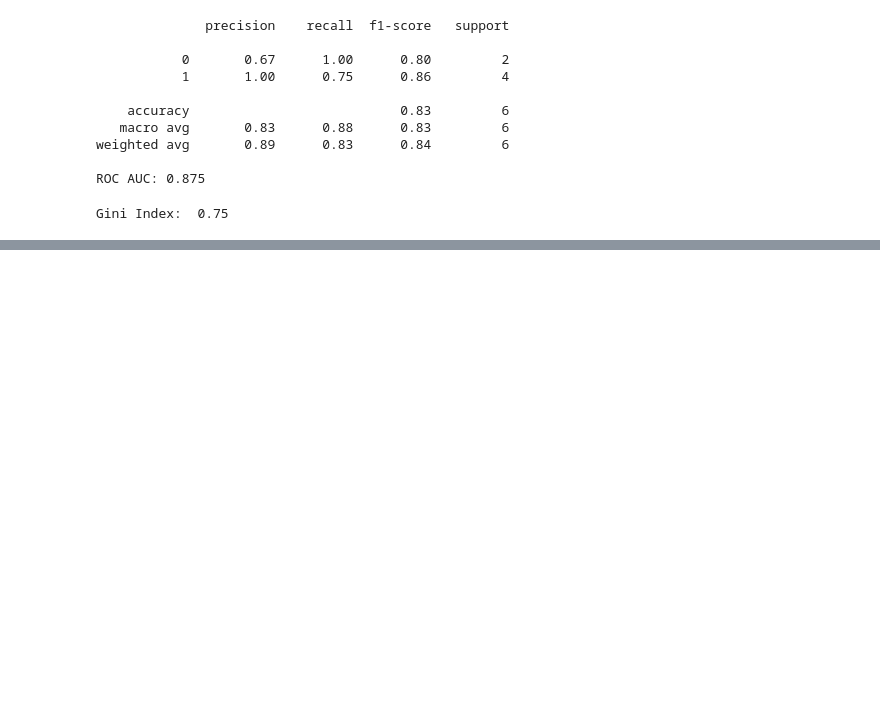
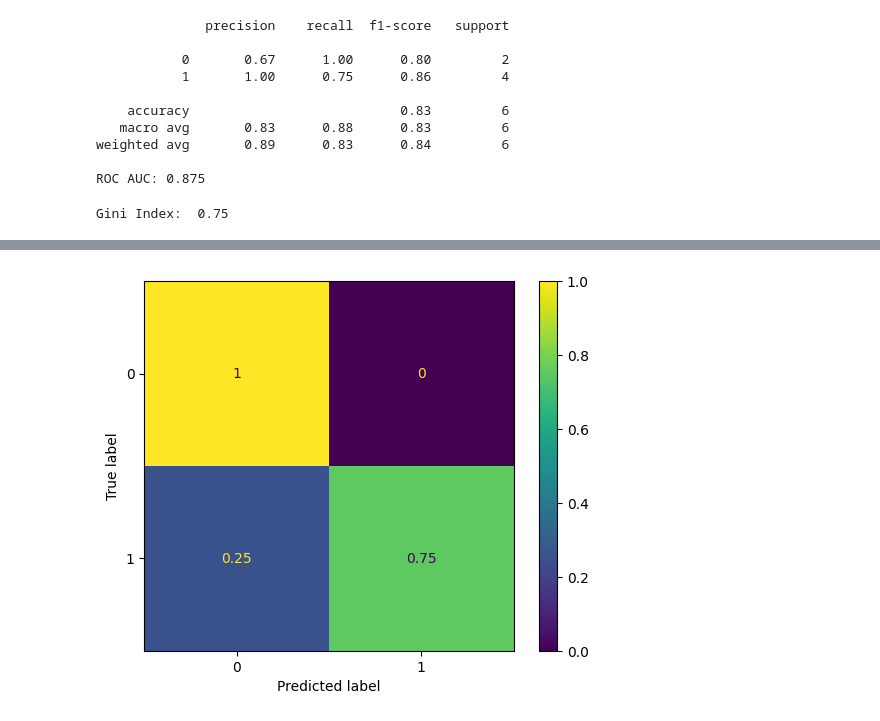
Before and after one commit to jflorescuba/Machine_learning, a Jupyter notebook: GLM_models/Insurance/model.ipynb, the cells around one changed output, grey strips where cells are left out. Saved outputs shown, nothing was run; the diff lists cells and outputs as text; code cells hidden in the pictures; blank space fills up the shorter version.

```diff
--- a/GLM_models/Insurance/model.ipynb
+++ b/GLM_models/Insurance/model.ipynb
@@ -81,0 +101,4 @@ Gini Index:  0.75
+# %%
+ConfusionMatrixDisplay.from_predictions(y_test, y_pred, normalize= 'true');
+# %% [output]
+[figure, added]
```
Also changed, not shown: parts of 6 cells of this notebook.
